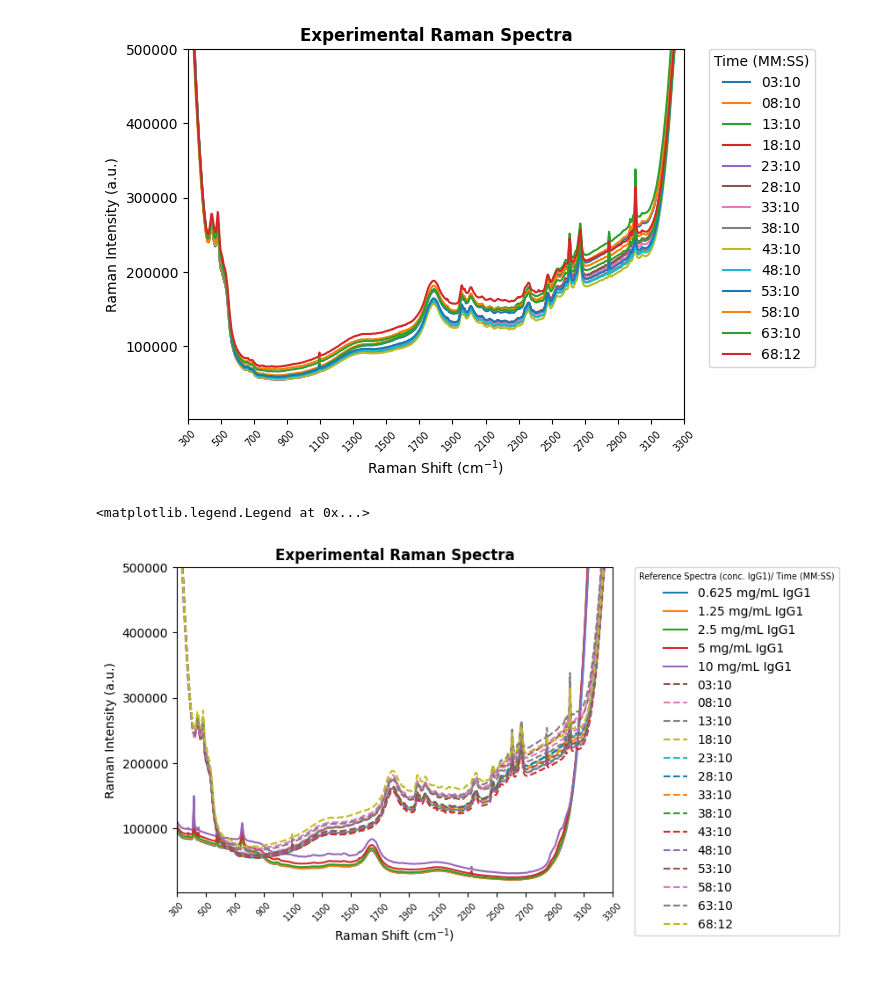
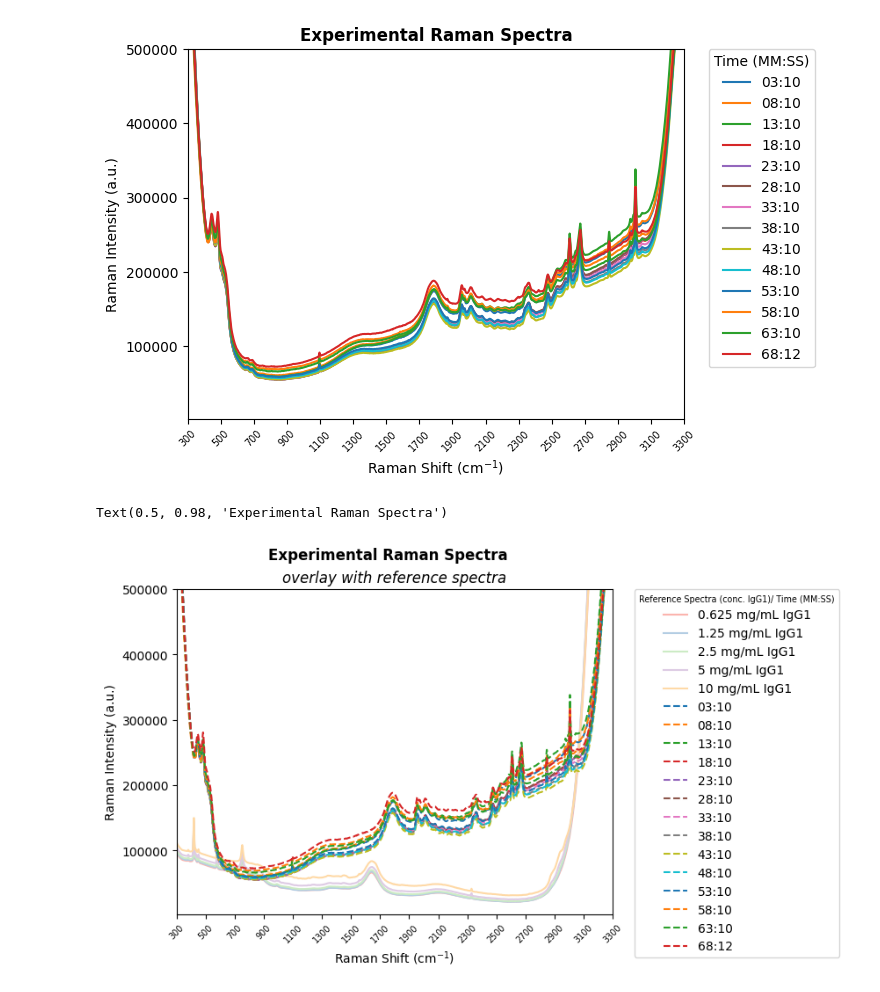
Before and after one commit to a-o-connor/PFDA-project, a Jupyter notebook: big_project_practice.ipynb, the cells around one changed output. Cells and saved outputs as stored; diff of their text form; code cells hidden in the pictures.

```diff
--- a/big_project_practice.ipynb
+++ b/big_project_practice.ipynb
@@ -79,5 +84,6 @@ ax.legend(title= "Concentration of IgG 1 Solution")
 [figure]
 # %%
 experimental_raman_spectra= pd.read_csv("Raw Raman Data - Experiment.csv").T #Header=0 doesn't work here as transposition of the csv being read in occurs after that argument is passed
-experimental_raman_spectra.columns=experimental_raman_spectra.iloc[0].to_list() #Set the first row as the column header
+experimental_raman_spectra.columns=experimental_raman_spectra.iloc[0] #Set the first row as the column header.
 experimental_raman_spectra.drop(index=experimental_raman_spectra.index[0], inplace=True) #Drop the first row
+experimental_raman_spectra.head(n=20)
@@ -118,44 +143,54 @@ ax.legend(title= "Time (MM:SS)",
 <matplotlib.legend.Legend at 0x...>
 [figure]
 # %%
+#https://matplotlib.org/stable/users/explain/colors/colormaps.html
+# https://matplotlib.org/stable/gallery/color/named_colors.html,
+# https://matplotlib.org/stable/gallery/color/colormap_reference.html
+#https://matplotlib.org/stable/users/explain/colors/colormap-manipulation.html#colormap-manipulation
+
+colours_for_reference=cm.Pastel1.colors
 legend_labels= reference_raman_spectra.columns[1:].to_list() + sampling_time_formatted
 
 fig, ax = plt.subplots()
 
-for i in reference_raman_spectra.columns[1:]:
+for idx, i in (enumerate(reference_raman_spectra.columns[1:])): #Gives each Column an index id to call for the list of colours I want to use
     ax.plot(
         reference_raman_spectra["RamanShift"],
         reference_raman_spectra[i],
         linestyle="-",
+        color=colours_for_reference[idx] #Cycle through the pastel colour map list
         # label=f"{reference_raman_spectra.columns[1:][0]}"
     )
 
 for column in experimental_raman_spectra:
     ax.plot(
         experimental_raman_spectra.index,
         experimental_raman_spectra[column],
-        linestyle="--"
+        linestyle="--",
         # label=column
     )
 ax.set_xticks(wavenumbers[::200])
 ax.set_xticklabels(wavenumbers[::200], rotation=45,
                    fontdict= {'fontsize': 'x-small',}
                    )
 ax.set_xlim(300,3300)
 ax.set_ylim(2500,0.5e6)
 ax.set_xlabel(r'Raman Shift (cm$^{-1})$')
 ax.set_ylabel("Raman Intensity (a.u.)")
-ax.set_title("Experimental Raman Spectra",
-             fontdict = {'fontsize': 'large','fontweight' : "bold",}
+ax.set_title(f"overlay with reference spectra",
+             fontdict = {'fontsize': 'large','fontstyle' : "italic",}
              )
 ax.legend(
           title= "Reference Spectra (conc. IgG1)/ Time (MM:SS)",
           labels= legend_labels,
           loc="upper left",
           bbox_to_anchor=(1.05, 1),
           borderaxespad=0,
           title_fontsize="x-small"
           )
+fig.suptitle(f"Experimental Raman Spectra",
+             fontweight="bold"
+             )
 # %% [output]
-<matplotlib.legend.Legend at 0x...>
+Text(0.5, 0.98, 'Experimental Raman Spectra')
-[figure, old version]
+[figure, new version]
```
Also changed, not shown: parts of 9 cells of this notebook.
